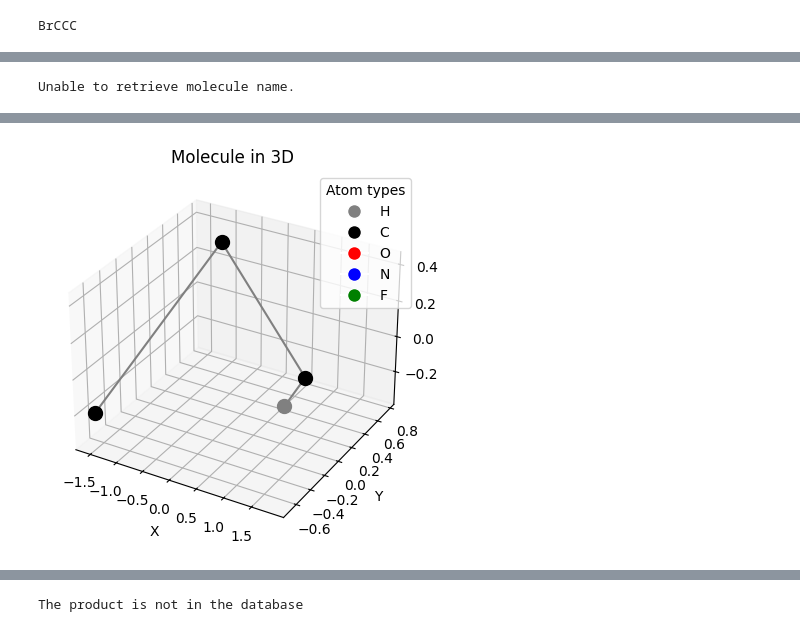
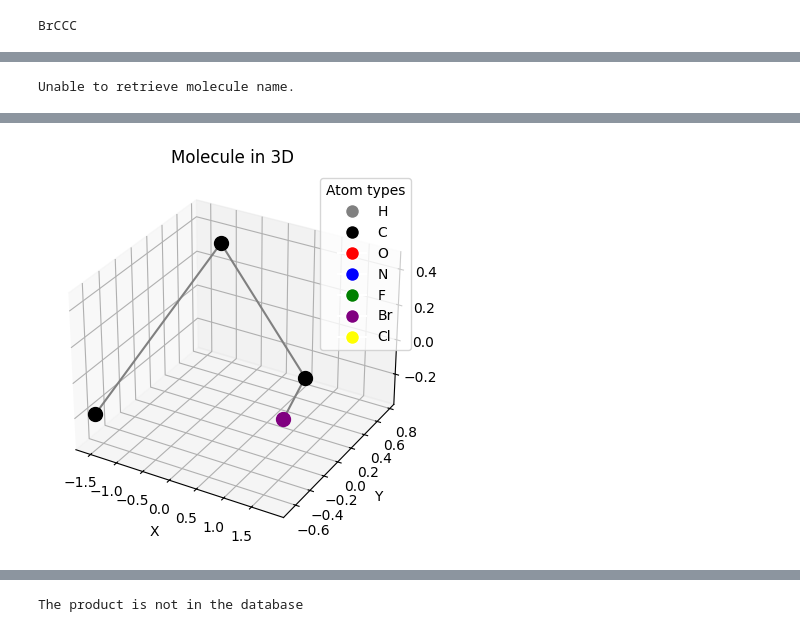
Before and after one commit to laugmz/Finding-Your-Reaction, a Jupyter notebook: code-Copy1.ipynb, the cells around one changed output, grey strips where cells are left out. Drawn from its saved outputs; the diff is of its cells as text; code cells hidden in the pictures.

```diff
--- a/code-Copy1.ipynb
+++ b/code-Copy1.ipynb
@@ -423,7 +420,7 @@ def plot_molecule_3D(smiles):
     ax = fig.add_subplot(111, projection='3d')
 
     # Define colors for different atom types
-    atom_colors = {'H': 'gray', 'C': 'black', 'O': 'red', 'N': 'blue', 'F': 'green'}
+    atom_colors = {'H': 'gray', 'C': 'black', 'O': 'red', 'N': 'blue', 'F': 'green', 'Br':'purple', 'Cl':'yellow'}
 
     # Plot atoms with different colors
     for atom_idx, symbol in enumerate(symbols):
@@ -461 +458 @@ Unable to retrieve molecule name.
-[figure, old version]
+[figure, new version]
```
Also changed, not shown: parts of 7 cells of this notebook, 1 other file.
